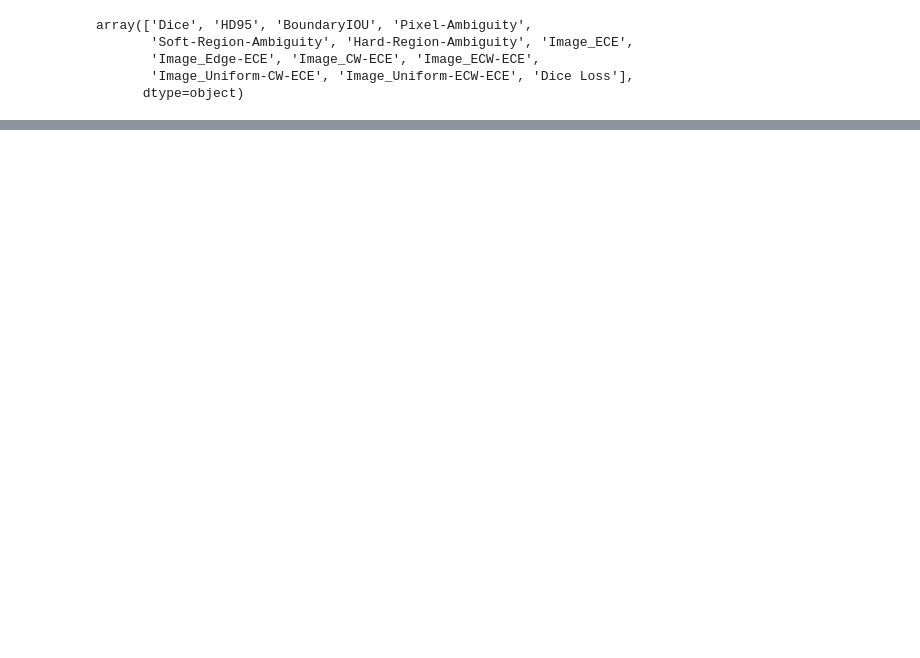
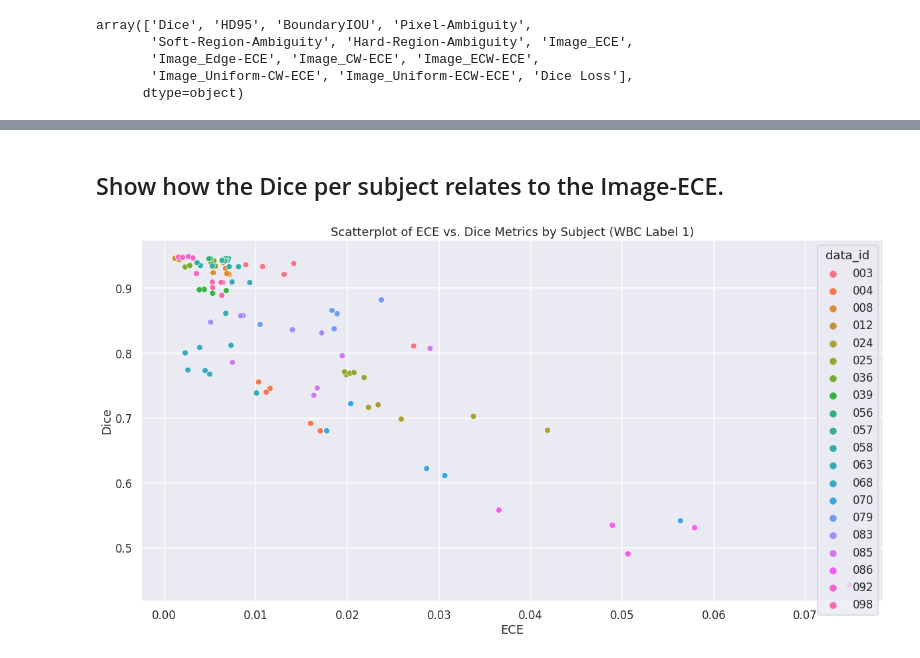
Before and after one commit to VictorButoi/ESE, a Jupyter notebook: notebooks/analyze_uvs.ipynb, the cells around one changed output, grey strips where cells are left out. Cells and saved outputs as stored; diff of their text form; code cells hidden in the pictures; blank space fills up the shorter version.

```diff
--- a/notebooks/analyze_uvs.ipynb
+++ b/notebooks/analyze_uvs.ipynb
@@ -199,0 +207,16 @@ Text(0.5, 1.0, 'WBC Image ECE vs. Support-Set Size')
+# %% [markdown]
+## Show how the Dice per subject relates to the Image-ECE.
+# %%
+# Pivot the DataFrame to have separate columns for ECE and Dice metrics
+df_pivot = image_info_df.pivot(index=['data_id', 'support_idx'], columns='image_metric', values='metric_score').reset_index()
+# Use Seaborn to create scatterplot
+plt.figure(figsize=(20, 10))
+sns.scatterplot(data=df_pivot, x='Image_ECE', y='Dice', hue='data_id')
+# Set plot title and labels
+plt.title('Scatterplot of ECE vs. Dice Metrics by Subject (WBC Label 1)')
+plt.xlabel('ECE')
+plt.ylabel('Dice')
+# Show plo
+plt.show()
+# %% [output]
+[figure, added]
```
Also changed, not shown: parts of 11 cells of this notebook, 3 other files.
